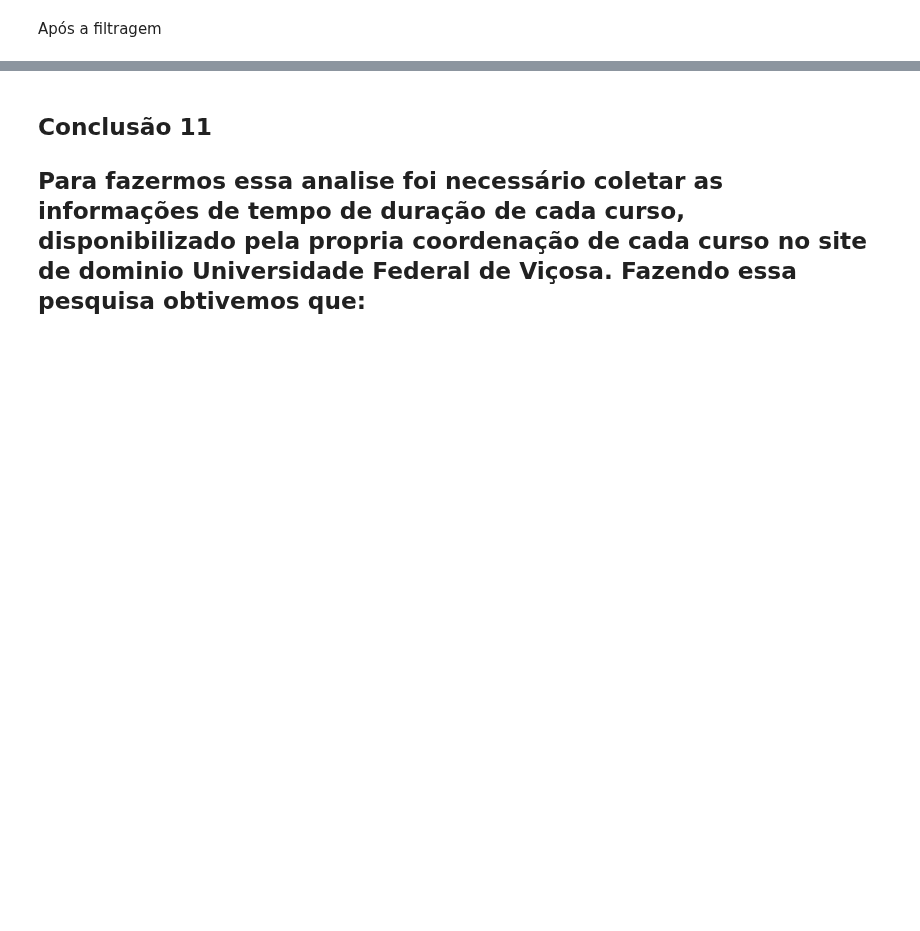
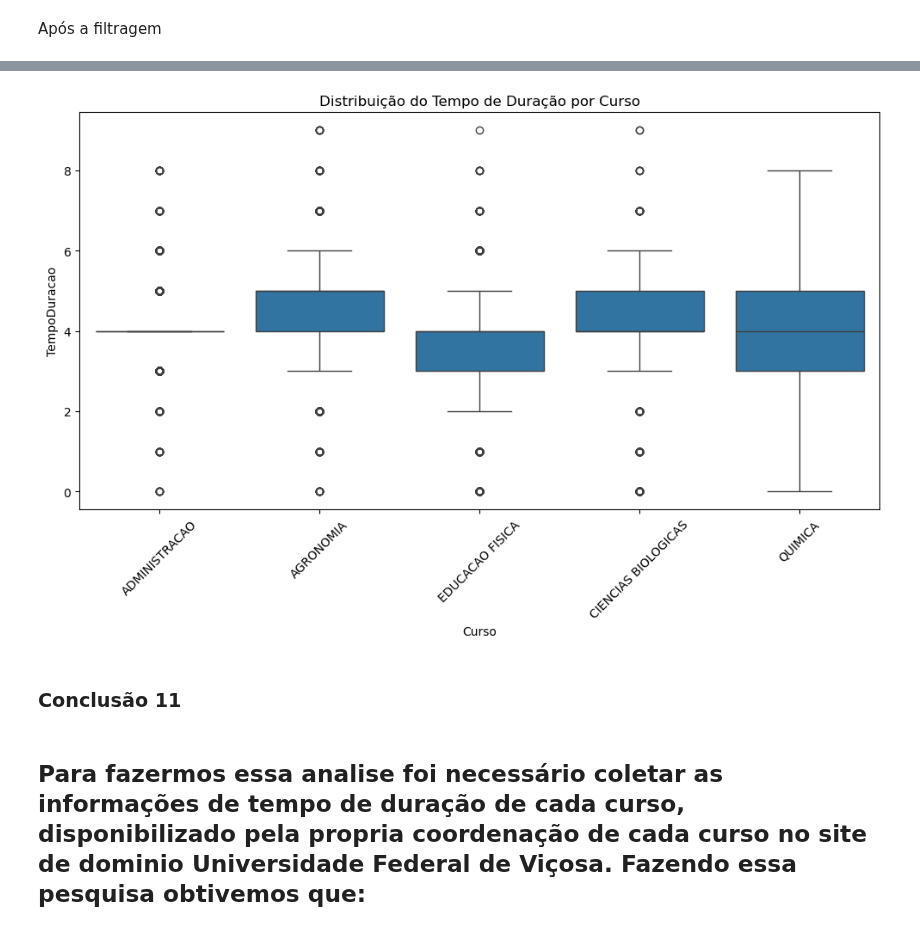
Before and after one commit to Duds04/Projeto_Dados, a Jupyter notebook: src/RespostasParte1.ipynb, the cells around one changed output, grey strips where cells are left out. Drawn from its saved outputs; the diff is of its cells as text; code cells hidden in the pictures; blank space fills up the shorter version.

```diff
--- a/src/RespostasParte1.ipynb
+++ b/src/RespostasParte1.ipynb
@@ -553,25 +563,25 @@ plt.show()
 # %%
 # Copiar o DataFrame
-dfQ15 = df.copy()
+dfQ11= df.copy()
 
 # Definindo os cinco cursos mais frequentados
-cursos_Frequentados = list(dfQ15['Curso'].value_counts().head(5).index)
+cursos_Frequentados = list(dfQ11['Curso'].value_counts().head(5).index)
 display(cursos_Frequentados)
 
-dfQ15 = dfQ15[dfQ15['Curso'].isin(cursos_Frequentados)]
+dfQ11 = dfQ11[dfQ11['Curso'].isin(cursos_Frequentados)]
 
 # Remover entradas com 'Saida' igual a '0'
-dfQ15 = dfQ15.drop(dfQ15[dfQ15['Saida'] == '0'].index)
+dfQ11 = dfQ11.drop(dfQ11[dfQ11['Saida'] == '0'].index)
 
 # Filtrar apenas os alunos com status de curso concluído
-dfQ15 = dfQ15[dfQ15['Codigo_Situacao_Aluno'].isin(['C', 'B', 'I'])]
+dfQ11 = dfQ11[dfQ11['Codigo_Situacao_Aluno'].isin(['C', 'B', 'I'])]
 
 # Calcular o tempo de duração
-dfQ15['TempoDuracao'] = dfQ15['Saida_Ano'] - dfQ15['Admissao_Ano']
+dfQ11['TempoDuracao'] = dfQ11['Saida_Ano'] - dfQ11['Admissao_Ano']
 
-dfQ15_cursos = dfQ15.groupby('Curso')['TempoDuracao'].mean().reset_index()
+dfQ11_cursos = dfQ11.groupby('Curso')['TempoDuracao'].mean().reset_index()
 
 # Mostrar os resultados
-dfQ15_cursos.head()
-# print(dfQ15_cursos['TempoDuracao'].mean())
-display(dfQ15_cursos)
+dfQ11_cursos.head()
+# print(dfQ11_cursos['TempoDuracao'].mean())
+display(dfQ11_cursos)
@@ -604,14 +600,17 @@ print(df_test_cursos)
 # %%
 import matplotlib.pyplot as plt
 import seaborn as sns
 
 plt.figure(figsize=(12, 6))
-sns.boxplot(x='Curso', y='TempoDuracao', data=dfQ15)
+sns.boxplot(x='Curso', y='TempoDuracao', data=dfQ11)
 plt.xticks(rotation=45)
 plt.title('Distribuição do Tempo de Duração por Curso')
 plt.show()
+# %% [output]
+[figure, added]
+# %% [markdown]
+### Conclusão 11
 # %% [markdown]
-## Conclusão 11
 Para fazermos essa analise foi necessário coletar as informações de tempo de duração de cada curso, disponibilizado pela propria coordenação de cada curso no site de dominio Universidade Federal de Viçosa.
 Fazendo essa pesquisa obtivemos que:
 -
```
Also changed, not shown: parts of 10 cells of this notebook.
